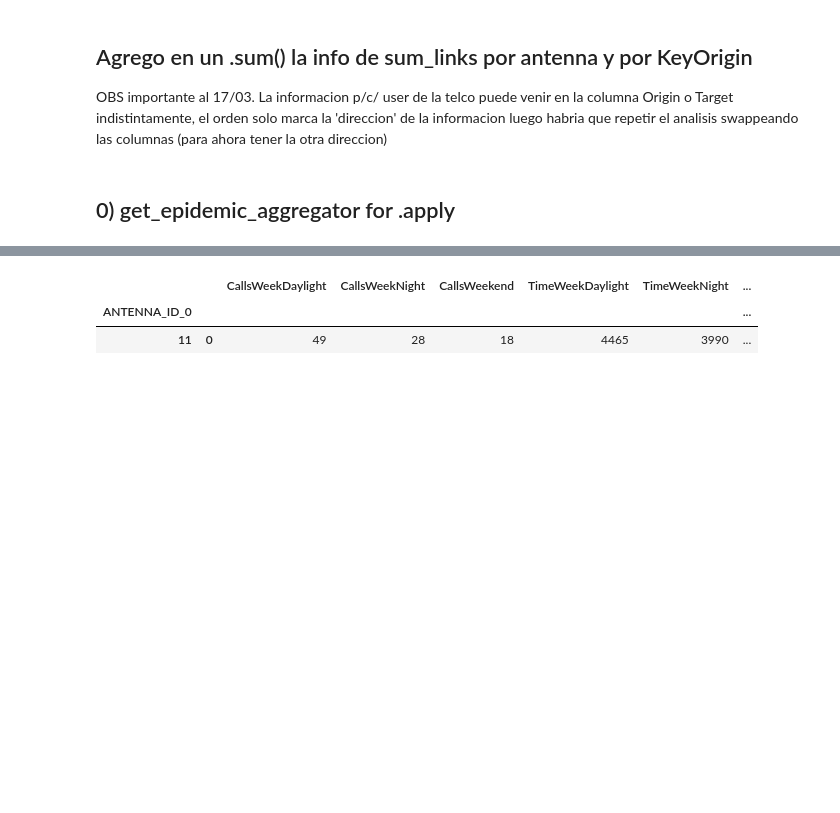
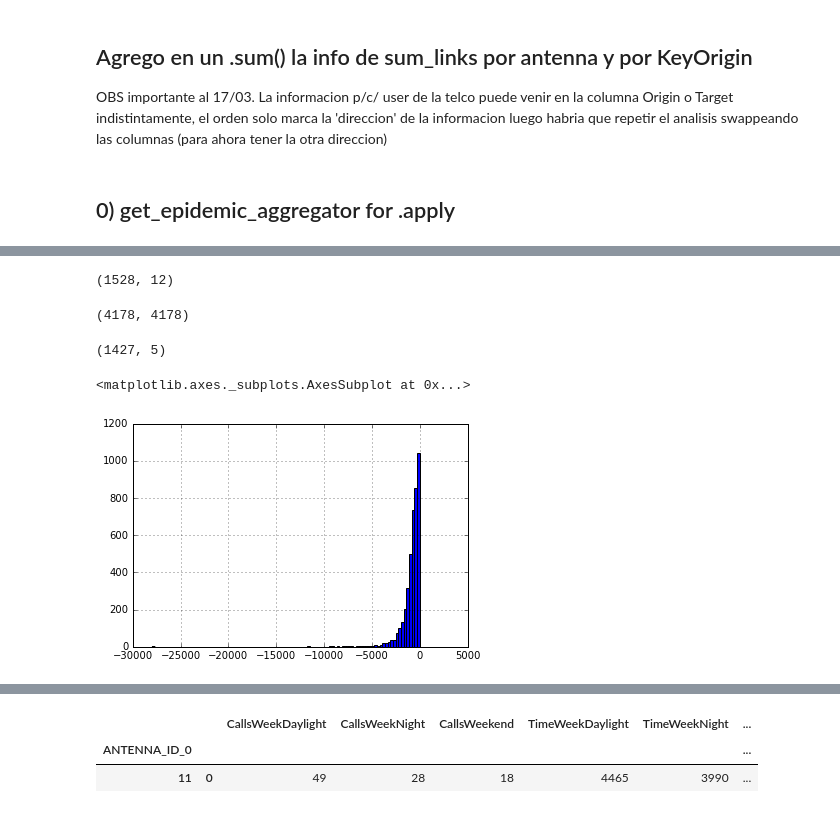
Before and after one commit to jdemonasterio/Tesis, a Jupyter notebook: Sum_Links attribute extraction.ipynb, the cells around one changed output, grey strips where cells are left out. Saved outputs shown, nothing was run; the diff lists cells and outputs as text; code cells hidden in the pictures; blank space fills up the shorter version.

Commit message:
total vuln users per antenna and per user

```diff
--- a/Sum_Links attribute extraction.ipynb
+++ b/Sum_Links attribute extraction.ipynb
@@ -84,9 +88,9 @@ user_epidemic = pd.read_csv(
                 sep = ',',
                 header = 0,
                 index_col=0,
-                dtype = {'EPIDEMIC':np.bool,
+                dtype = {'EPIDEMIC':np.bool,'EXPOSED':np.bool,
                          'ANTENNA_ID_0':np.int16},
-                usecols = ['USER','EPIDEMIC','ANTENNA_ID_0']
+                usecols = ['USER','EPIDEMIC','EXPOSED','ANTENNA_ID_0']
                 )
 ## ojo con setear los dtypes para las antennas en np.usigned int pues ahi me transforma todos los -1s en el max del dtype
 user_epidemic.index.name = 'LineKeyOrigin'
@@ -239,5 +245,5 @@ table[cols] = table[cols].astype(int)
 # %%
 #agrego la info de epidemicidad de los targets.
 table = table.join(user_epidemic[['EPIDEMIC','ANTENNA_ID_0']], on='LineKeyOrigin',how='left',rsuffix='_Origin')
-table = table.join(user_epidemic['ANTENNA_ID_0'], on='LineKeyTarget',how='left',rsuffix='_Target')
-del user_epidemic
+table = table.join(user_epidemic[['EPIDEMIC','ANTENNA_ID_0']], on='LineKeyTarget',how='left',rsuffix='_Target')
+#del user_epidemic
@@ -355,0 +612,19 @@ antenna_users['TOTAL_USERS'] = antenna_users['TOTAL_USERS'] +  antenna_users['VU
+# %%
+ant = 1490
+table[ (table['ANTENNA_ID_0']== ant) | (table['ANTENNA_ID_0_Target']== ant) ].shape
+# %% [output]
+(1528, 12)
+# %%
+len(set(table['ANTENNA_ID_0'].values) | set(table['ANTENNA_ID_0_Target'].values) ), len(set(total_ant_users.index.values))
+# %% [output]
+(4178, 4178)
+# %%
+total_ant_users[(total_ant_users['TOTAL_Origin_USERS']- total_ant_users['EXP_Origin_USERS'])/
+               total_ant_users['TOTAL_Origin_USERS'] ==0].shape
+# %% [output]
+(1427, 5)
+# %%
+(total_ant_users['TOTAL_Origin_USERS'] - total_ant_users['EXP_Target_USERS']).hist(bins=100)
+# %% [output]
+<matplotlib.axes._subplots.AxesSubplot at 0x...>
+[figure, added]
```
Also changed, not shown: parts of 100 cells of this notebook.
